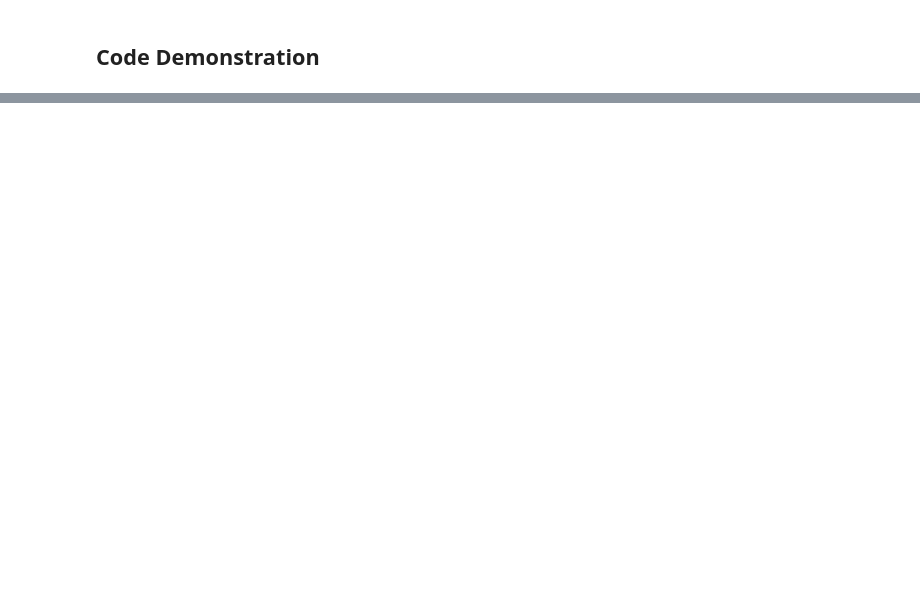
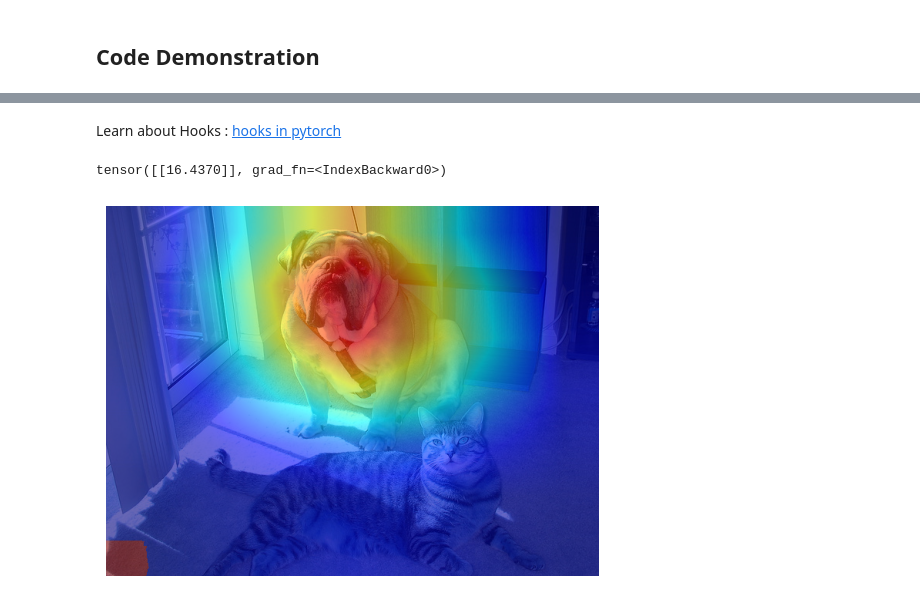
Before and after one commit to cruvss/GRAD-CAM, a Jupyter notebook: GradCam.ipynb, the cells around one changed output, grey strips where cells are left out. Cells and saved outputs as stored; diff of their text form; code cells hidden in the pictures; blank space fills up the shorter version.

```diff
--- a/GradCam.ipynb
+++ b/GradCam.ipynb
@@ -24,0 +41,10 @@ whereThe sum $\sum_k \alpha_k^c A^k$ is computed elementwise over each pixel; th
+# %%
+preprocess = transforms.Compose([
+    transforms.Resize((224,224)),
+    transforms.ToTensor(),
+    transforms.Normalize(mean = [0.485, 0.456, 0.406],
+                         std  = [0.229, 0.244, 0.225])
+                               ])
+
+input_tensor = preprocess(img).unsqueeze(0)
+input_tensor.shape
@@ -24,0 +55,4 @@ whereThe sum $\sum_k \alpha_k^c A^k$ is computed elementwise over each pixel; th
+# %%
+weights = models.ResNet18_Weights.DEFAULT
+resnet_model = models.resnet18(weights=weights)
+resnet_model.eval()
@@ -24,0 +77,3 @@ whereThe sum $\sum_k \alpha_k^c A^k$ is computed elementwise over each pixel; th
+# %% [markdown]
+Learn about Hooks :
+[hooks in pytorch](https://www.youtube.com/watch?v=syLFCVYua6Q)
@@ -24,0 +119,28 @@ whereThe sum $\sum_k \alpha_k^c A^k$ is computed elementwise over each pixel; th
+# %%
+grad_cam = GradCAM(resnet_model,'layer4')
+cam = grad_cam.generate_cam(input_tensor)
+# %% [output]
+tensor([[16.4370]], grad_fn=<IndexBackward0>)
+# %%
+original_img = np.array(img)
+if original_img.ndim == 2:
+    original_img = cv2.cvtColor(original_img, cv2.COLOR_GRAY2BGR)
+else:
+    original_img = cv2.cvtColor(original_img, cv2.COLOR_RGB2BGR)
+orginal_img = np.float32(original_img) / 255
+# %%
+import matplotlib.pyplot as plt
+import numpy as np
+
+if type(cam) == torch.Tensor:
+    cam = cam.detach().numpy
+
+cam = cv2.resize(cam, (orginal_img.shape[1], orginal_img.shape[0]))
+heatmap = cv2.applyColorMap(np.uint8(cam * 255), cv2.COLORMAP_JET)
+overlay = heatmap/175 + orginal_img
+overlay = overlay / np.max(overlay)
+plt.imshow(overlay)
+plt.axis('off')
+plt.show()
+# %% [output]
+[figure, added]
```
Also changed, not shown: parts of 6 cells of this notebook, 1 other file.
